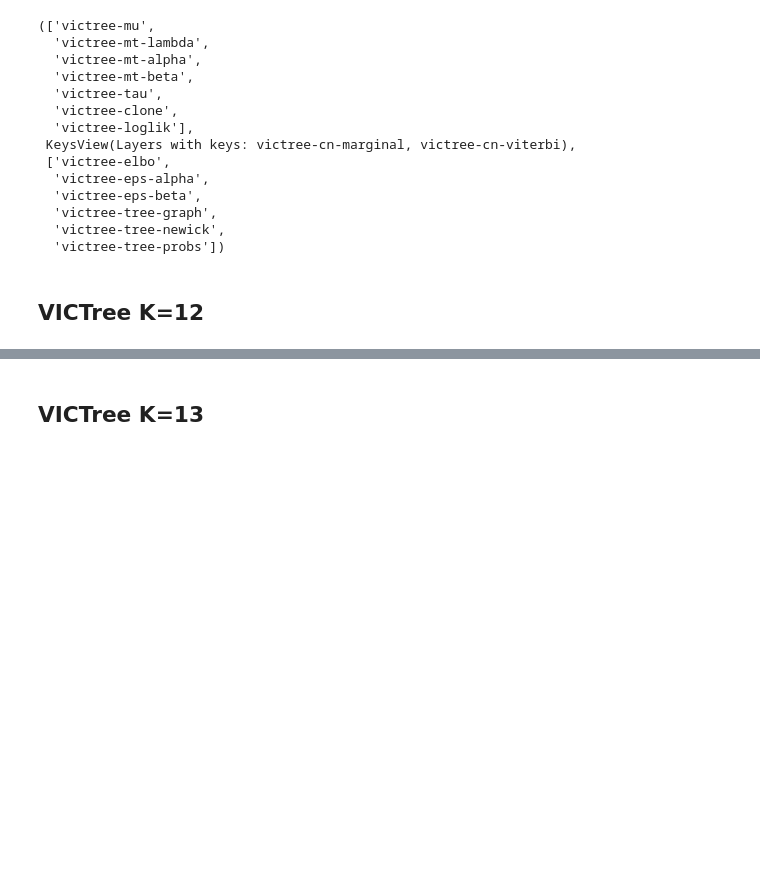
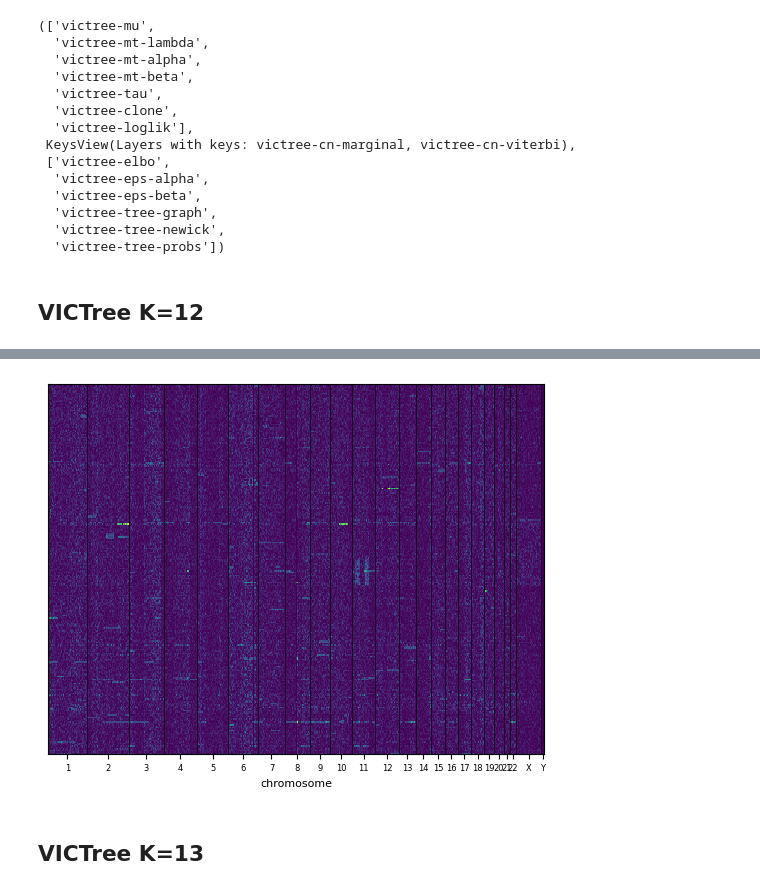
Before and after one commit to Lagergren-Lab/victree, a Jupyter notebook: src/experiments/result_viz.ipynb, the cells around one changed output, grey strips where cells are left out. Drawn from its saved outputs; the diff is of its cells as text; code cells hidden in the pictures; blank space fills up the shorter version.

```diff
--- a/src/experiments/result_viz.ipynb
+++ b/src/experiments/result_viz.ipynb
@@ -65,3 +114,8 @@ nx.draw(tree, node_color=node_color, with_labels=True, pos=pos)
+# %%
+ad.layers['diff-counts'] = np.abs(ad.layers['victree-cn-viterbi']-in_ad.layers['copy'])
+f = pl.plot_cell_cn_matrix(ad, 'diff-counts', cell_order_fields=['victree-clone'], raw=True)
+# %% [output]
+[figure, added]
 # %% [markdown]
 ## VICTree K=13
 # %%
```
Also changed, not shown: parts of 7 cells of this notebook, 1 other file.
